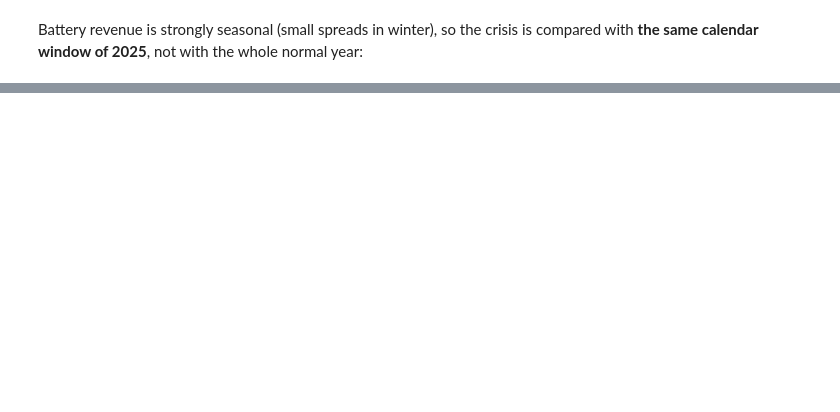
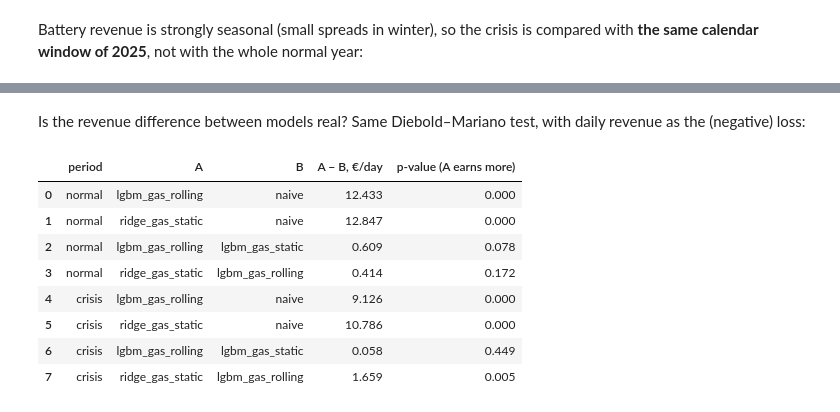
Before and after one commit to nebula387/energy-price-forecast, a Jupyter notebook: notebooks/02_models.ipynb, the cells around one changed output, grey strips where cells are left out. Saved outputs shown, nothing was run; the diff lists cells and outputs as text; code cells hidden in the pictures; blank space fills up the shorter version.

```diff
--- a/notebooks/02_models.ipynb
+++ b/notebooks/02_models.ipynb
@@ -193,0 +210,23 @@ same.pivot(index="model", columns="window", values=["revenue €/day", "perfect
+# %% [markdown]
+Is the revenue difference between models real? Same Diebold–Mariano test, with daily revenue as the (negative) loss:
+# %%
+from src.dm_test import dm_pvalue
+rows = []
+for period in ["normal", "crisis"]:
+    g = bd_all[bd_all["period"] == period]
+    loss = {m: -s.set_index("date")["revenue"] for m, s in g.groupby("model")}
+    for a, b in [("lgbm_gas_rolling", "naive"), ("ridge_gas_static", "naive"),
+                 ("lgbm_gas_rolling", "lgbm_gas_static"), ("ridge_gas_static", "lgbm_gas_rolling")]:
+        rows.append({"period": period, "A": a, "B": b, "A − B, €/day": (loss[b] - loss[a]).mean(),
+                     "p-value (A earns more)": dm_pvalue(loss[a], loss[b])})
+pd.DataFrame(rows).round(3)
+# %% [output]
+|  | period | A | B | A − B, €/day | p-value (A earns more) |
+| 0 | normal | lgbm_gas_rolling | naive | 12.433 | 0.000 |
+| 1 | normal | ridge_gas_static | naive | 12.847 | 0.000 |
+| 2 | normal | lgbm_gas_rolling | lgbm_gas_static | 0.609 | 0.078 |
+| 3 | normal | ridge_gas_static | lgbm_gas_rolling | 0.414 | 0.172 |
+| 4 | crisis | lgbm_gas_rolling | naive | 9.126 | 0.000 |
+| 5 | crisis | ridge_gas_static | naive | 10.786 | 0.000 |
+| 6 | crisis | lgbm_gas_rolling | lgbm_gas_static | 0.058 | 0.449 |
+| 7 | crisis | ridge_gas_static | lgbm_gas_rolling | 1.659 | 0.005 |
```
Also changed, not shown: parts of 10 cells of this notebook, 2 other files.
